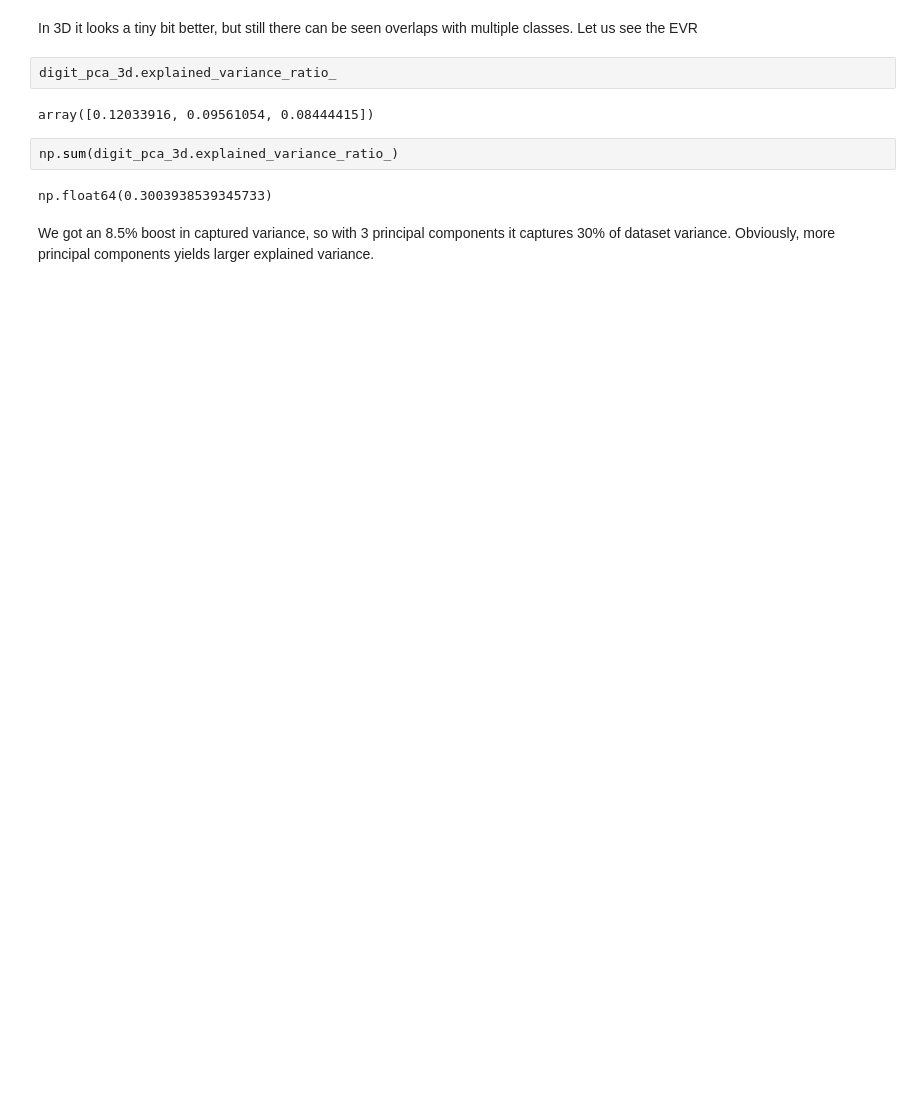
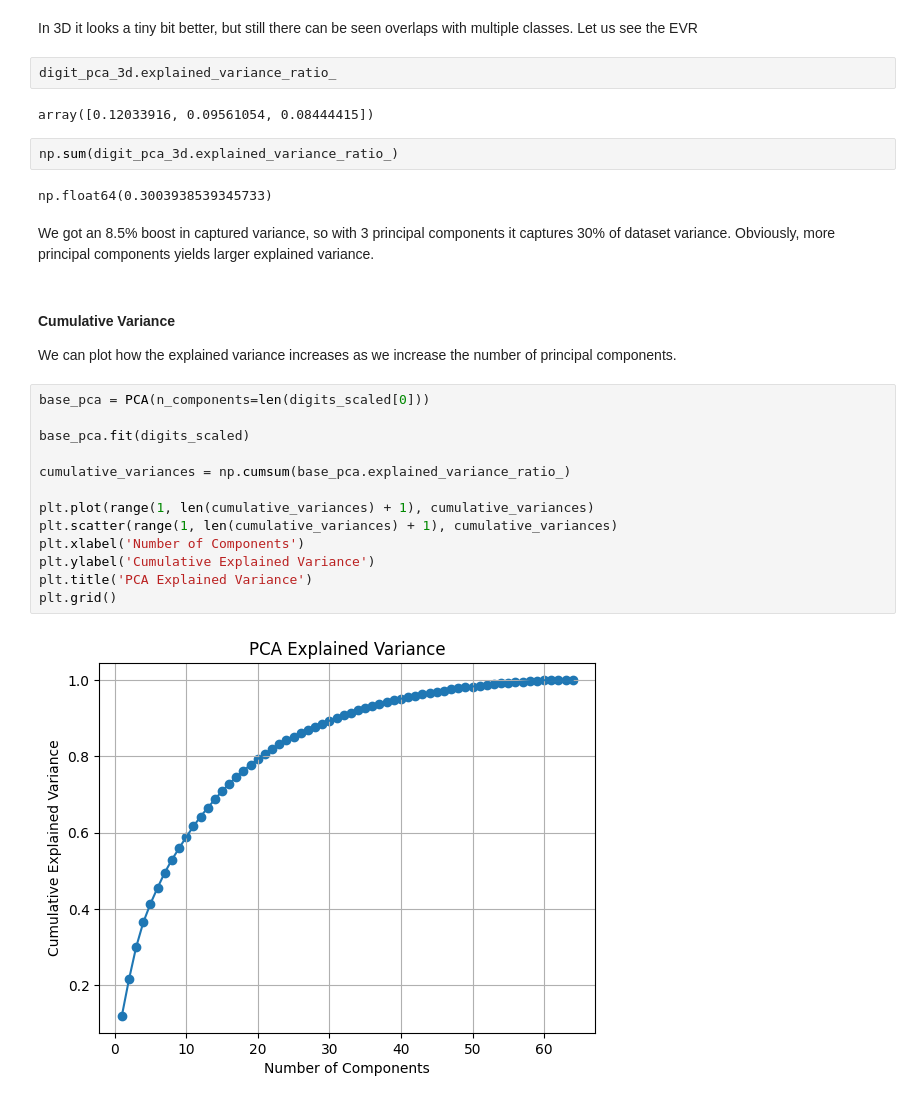
Before and after one commit to IacovlevMaxim/sigmoid_hw, a Jupyter notebook: 05_PCA/Sigmoid_HW5_PCA.ipynb, the cells around one changed output. Saved outputs shown, nothing was run; the diff lists cells and outputs as text; blank space fills up the shorter version.

Commit message:
Added cumulative variance plot

```diff
--- a/05_PCA/Sigmoid_HW5_PCA.ipynb
+++ b/05_PCA/Sigmoid_HW5_PCA.ipynb
@@ -315,3 +315,22 @@ np.sum(digit_pca_3d.explained_variance_ratio_)
 np.float64(0.3003938539345733)
 # %% [markdown]
 We got an 8.5% boost in captured variance, so with 3 principal components it captures 30% of dataset variance. Obviously, more principal components yields larger explained variance.
+# %% [markdown]
+#### Cumulative Variance
+
+We can plot how the explained variance increases as we increase the number of principal components.
+# %%
+base_pca = PCA(n_components=len(digits_scaled[0]))
+
+base_pca.fit(digits_scaled)
+
+cumulative_variances = np.cumsum(base_pca.explained_variance_ratio_)
+
+plt.plot(range(1, len(cumulative_variances) + 1), cumulative_variances)
+plt.scatter(range(1, len(cumulative_variances) + 1), cumulative_variances)
+plt.xlabel('Number of Components')
+plt.ylabel('Cumulative Explained Variance')
+plt.title('PCA Explained Variance')
+plt.grid()
+# %% [output]
+[figure, added]
```
Also changed, not shown: parts of 3 cells of this notebook.
